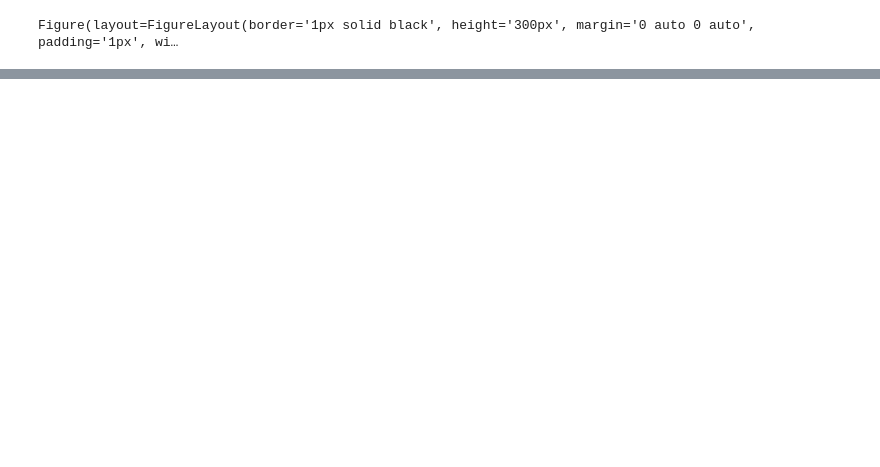
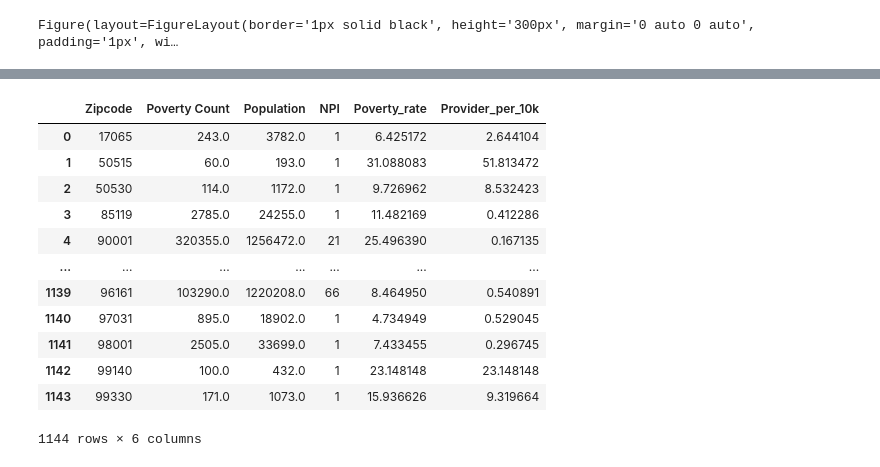
Before and after one commit to vsanga04/Project-1, a Jupyter notebook: Provider_data.ipynb, the cells around one changed output, grey strips where cells are left out. Cells and saved outputs as stored; diff of their text form; code cells hidden in the pictures; blank space fills up the shorter version.

```diff
--- a/Provider_data.ipynb
+++ b/Provider_data.ipynb
@@ -546,0 +633,18 @@ Figure(layout=FigureLayout(border='1px solid black', height='300px', margin='0 a
+# %%
+zip_rates_df["Poverty_rate"] = zip_rates_df["Poverty Count"]/zip_rates_df["Population"]*100
+zip_rates_df["Provider_per_10k"] = zip_rates_df["NPI"]/zip_rates_df["Population"]*10000
+zip_rates_df
+# %% [output]
+|  | Zipcode | Poverty Count | Population | NPI | Poverty_rate | Provider_per_10k |
+| 0 | 17065 | 243.0 | 3782.0 | 1 | 6.425172 | 2.644104 |
+| 1 | 50515 | 60.0 | 193.0 | 1 | 31.088083 | 51.813472 |
+| 2 | 50530 | 114.0 | 1172.0 | 1 | 9.726962 | 8.532423 |
+| 3 | 85119 | 2785.0 | 24255.0 | 1 | 11.482169 | 0.412286 |
+| 4 | 90001 | 320355.0 | 1256472.0 | 21 | 25.496390 | 0.167135 |
+| ... | ... | ... | ... | ... | ... | ... |
+| 1139 | 96161 | 103290.0 | 1220208.0 | 66 | 8.464950 | 0.540891 |
+| 1140 | 97031 | 895.0 | 18902.0 | 1 | 4.734949 | 0.529045 |
+| 1141 | 98001 | 2505.0 | 33699.0 | 1 | 7.433455 | 0.296745 |
+| 1142 | 99140 | 100.0 | 432.0 | 1 | 23.148148 | 23.148148 |
+| 1143 | 99330 | 171.0 | 1073.0 | 1 | 15.936626 | 9.319664 |
+1144 rows × 6 columns
```
Also changed, not shown: parts of 7 cells of this notebook, 4 other files.
